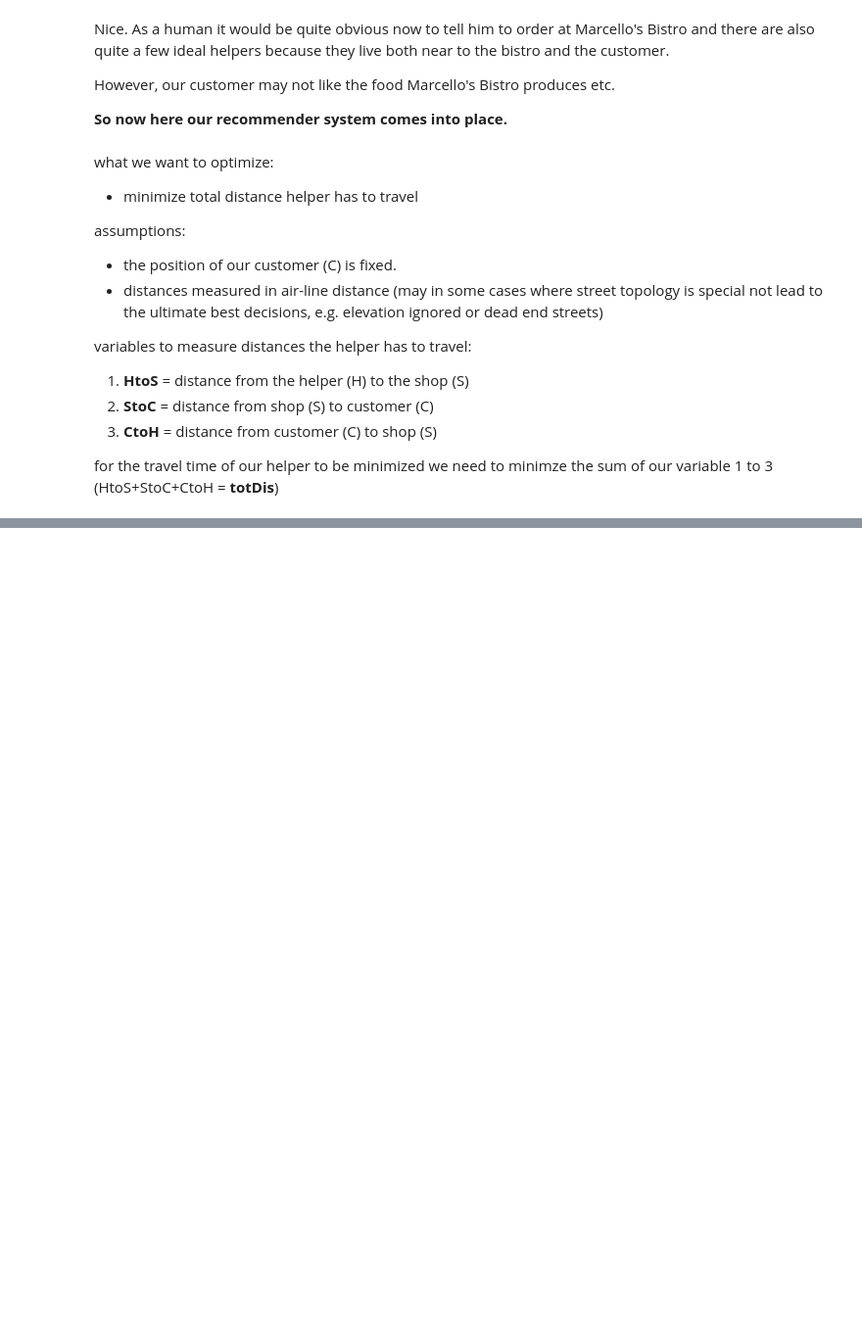
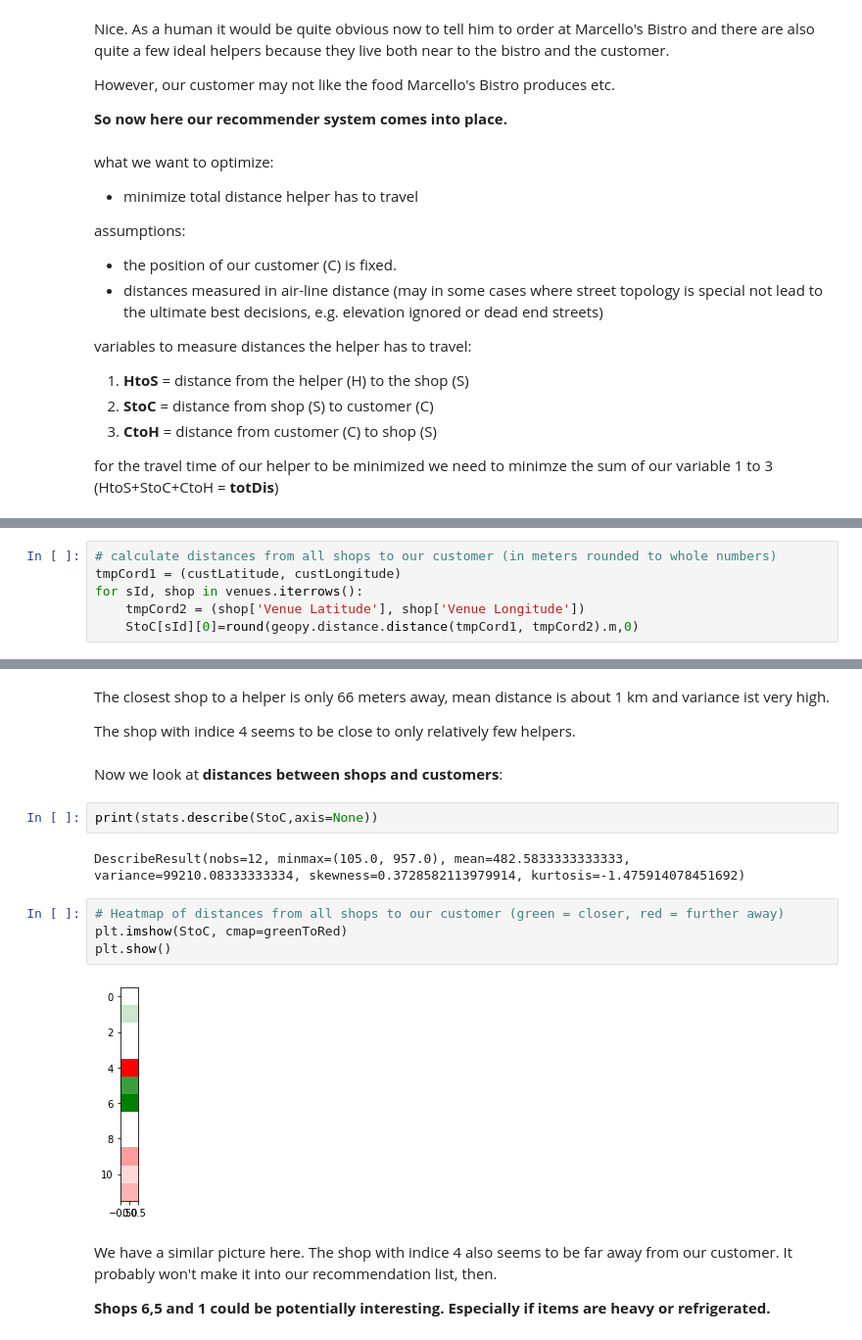
Before and after one commit to Funisher-code/Coursera_Capstone, a Jupyter notebook: notebook/POC_food_delivery_recommender_system.ipynb, the cells around one changed output, grey strips where cells are left out. Shown at 98% size. Saved outputs shown, nothing was run; the diff lists cells and outputs as text; blank space fills up the shorter version.

```diff
--- a/notebook/POC_food_delivery_recommender_system.ipynb
+++ b/notebook/POC_food_delivery_recommender_system.ipynb
@@ -629,0 +646,6 @@ HTML(m._repr_html_())
+# %%
+# calculate distances from all shops to our customer (in meters rounded to whole numbers)
+tmpCord1 = (custLatitude, custLongitude)
+for sId, shop in venues.iterrows():
+    tmpCord2 = (shop['Venue Latitude'], shop['Venue Longitude'])
+    StoC[sId][0]=round(geopy.distance.distance(tmpCord1, tmpCord2).m,0)
@@ -629,0 +678,20 @@ HTML(m._repr_html_())
+# %% [markdown]
+The closest shop to a helper is only 66 meters away, mean distance is about 1 km and variance ist very high.
+
+The shop with indice 4 seems to be close to only relatively few helpers.
+# %% [markdown]
+Now we look at **distances between shops and customers**:
+# %%
+print(stats.describe(StoC,axis=None))
+# %% [output]
+DescribeResult(nobs=12, minmax=(105.0, 957.0), mean=482.5833333333333, variance=99210.08333333334, skewness=0.3728582113979914, kurtosis=-1.475914078451692)
+# %%
+# Heatmap of distances from all shops to our customer (green = closer, red = further away)
+plt.imshow(StoC, cmap=greenToRed)
+plt.show()
+# %% [output]
+[figure, added]
+# %% [markdown]
+We have a similar picture here. The shop with indice 4 also seems to be far away from our customer. It probably won't make it into our recommendation list, then.
+
+**Shops 6,5 and 1 could be potentially interesting. Especially if items are heavy or refrigerated.**
```
Also changed, not shown: parts of 37 cells of this notebook, 1 other file.
